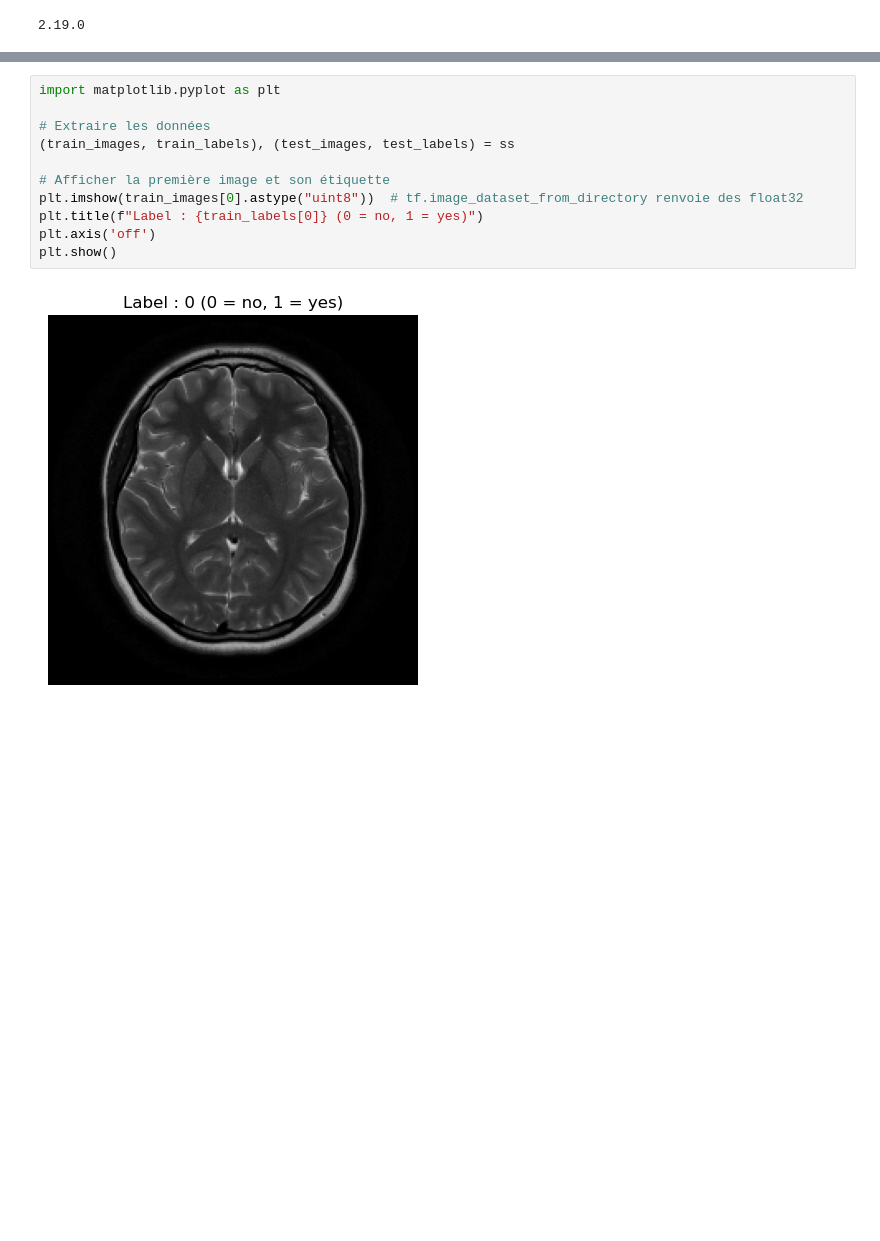
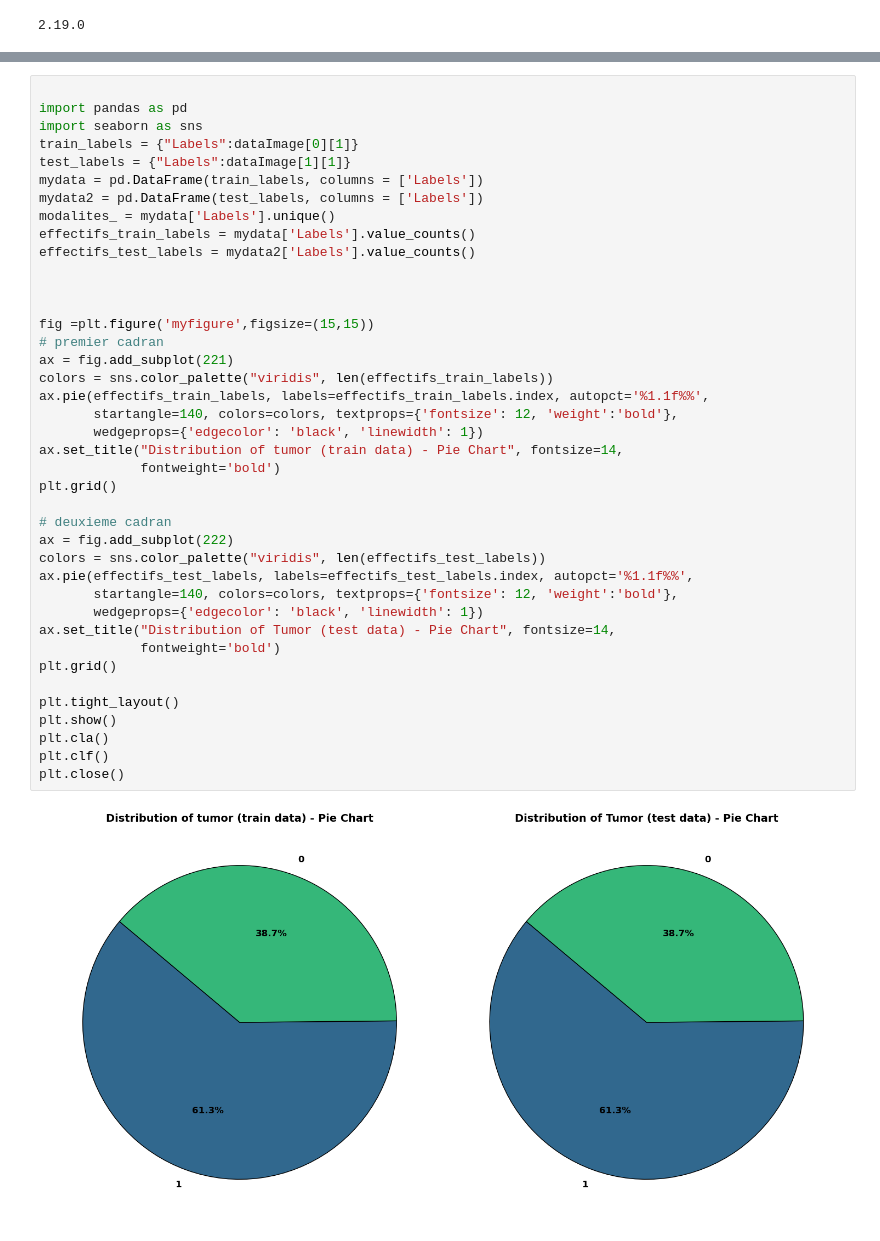
Before and after one commit to Niamke/Brain_MRI_Images_for_Brain_Tumor_Detection, a Jupyter notebook: Brain_Tumor_Detection.ipynb, the cells around one changed output, grey strips where cells are left out. Cells and saved outputs as stored; diff of their text form; blank space fills up the shorter version.

```diff
--- a/Brain_Tumor_Detection.ipynb
+++ b/Brain_Tumor_Detection.ipynb
@@ -88,17 +85,46 @@ print("10 premiers labels d'entraînement :", ss[0][1][:1000])
  1 1 1 1 1 1 1 1 1 1 1 1 1 1 1 1 1 1 1 1 1 1 1 1 1 1 1 1 1 1 1 1 1 1 1 1 1
  1 1 1 1 1 1 1 1 1 1 1 1 1 1 1 1 1 1 1 1 1 1 1 1 1 1 1 1 1 1 1 1 1 1 1 1 1
  1 1 1 1 1 1 1 1 1 1 1 1 1 1 1 1 1 1 1 1 1 1 1 1 1 1 1 1 1 1 1]
-# %%
-import matplotlib.pyplot as plt
-
-# Extraire les données
-(train_images, train_labels), (test_images, test_labels) = ss
-
-# Afficher la première image et son étiquette
-plt.imshow(train_images[0].astype("uint8"))  # tf.image_dataset_from_directory renvoie des float32
-plt.title(f"Label : {train_labels[0]} (0 = no, 1 = yes)")
-plt.axis('off')
-plt.show()
-# %% [output]
-[figure, removed]
+# %%
+
+import pandas as pd
+import seaborn as sns
+train_labels = {"Labels":dataImage[0][1]}
+test_labels = {"Labels":dataImage[1][1]}
+mydata = pd.DataFrame(train_labels, columns = ['Labels'])
+mydata2 = pd.DataFrame(test_labels, columns = ['Labels'])
+modalites_ = mydata['Labels'].unique()
+effectifs_train_labels = mydata['Labels'].value_counts()
+effectifs_test_labels = mydata2['Labels'].value_counts()
+
+
+
+fig =plt.figure('myfigure',figsize=(15,15))
+# premier cadran
+ax = fig.add_subplot(221)
+colors = sns.color_palette("viridis", len(effectifs_train_labels))
+ax.pie(effectifs_train_labels, labels=effectifs_train_labels.index, autopct='%1.1f%%',
+       startangle=140, colors=colors, textprops={'fontsize': 12, 'weight':'bold'},
+       wedgeprops={'edgecolor': 'black', 'linewidth': 1})
+ax.set_title("Distribution of tumor (train data) - Pie Chart", fontsize=14,
+             fontweight='bold')
+plt.grid()
+
+# deuxieme cadran
+ax = fig.add_subplot(222)
+colors = sns.color_palette("viridis", len(effectifs_test_labels))
+ax.pie(effectifs_test_labels, labels=effectifs_test_labels.index, autopct='%1.1f%%',
+       startangle=140, colors=colors, textprops={'fontsize': 12, 'weight':'bold'},
+       wedgeprops={'edgecolor': 'black', 'linewidth': 1})
+ax.set_title("Distribution of Tumor (test data) - Pie Chart", fontsize=14,
+             fontweight='bold')
+plt.grid()
+
+plt.tight_layout()
+plt.show()
+plt.cla()
+plt.clf()
+plt.close()
+# %% [output]
+[figure, added]
 # %%
```
Also changed, not shown: parts of 6 cells of this notebook, 1 other file.
